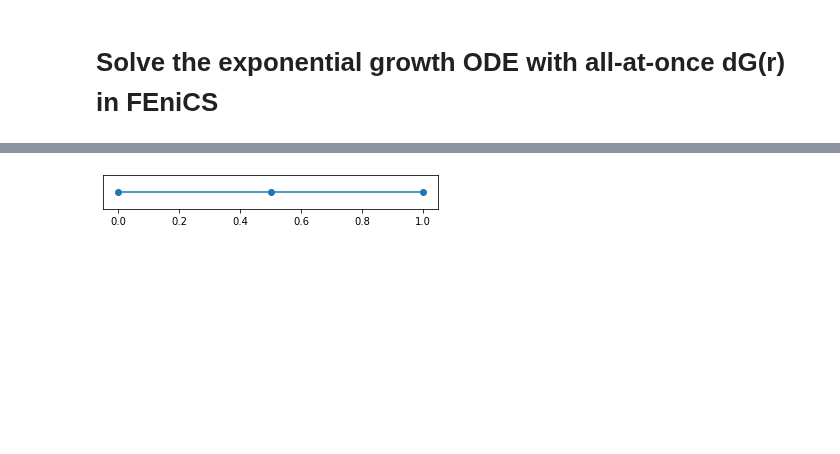
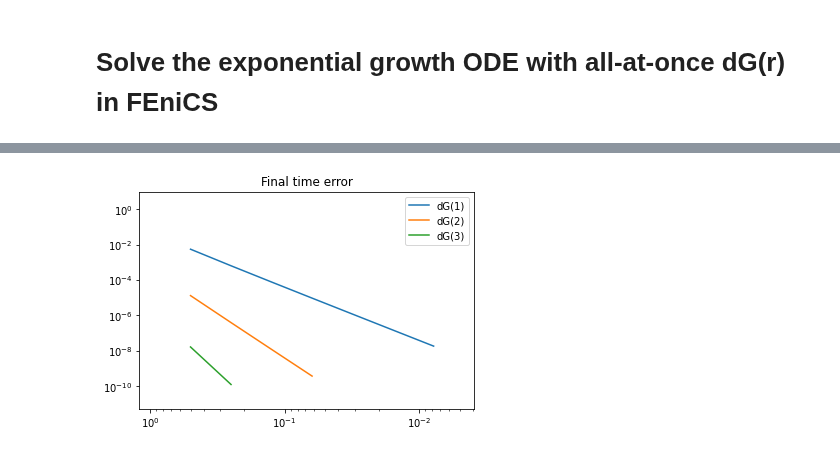
Before and after one commit to mathmerizing/PhD_SupplementaryMaterial, a Jupyter notebook: Time_FEM/Galerkin_AllAtOnce_Convergence_Exponential_Growth.ipynb, the cells around one changed output, grey strips where cells are left out. Drawn from its saved outputs; the diff is of its cells as text; code cells hidden in the pictures; blank space fills up the shorter version.

Commit message:
Finished all-at-once dG in FEniCS. FEniCS has wrong definitions of jumps on the interior facets

```diff
--- a/Time_FEM/Galerkin_AllAtOnce_Convergence_Exponential_Growth.ipynb
+++ b/Time_FEM/Galerkin_AllAtOnce_Convergence_Exponential_Growth.ipynb
@@ -192,6 +192,9 @@ for r in error["L2"].keys():
         plt.plot(x, y, label=f"cG({r})-cG({r})")
         plt.axis([2*np.pi*1.2, 2*np.pi*pow(0.5, 8), 5e-12, 1e1])
         print(f"Slope for cG({r})-cG({r}): {(np.log(y[-1]) - np.log(y[1])) / (np.log(x[-1]) - np.log(x[1]))}")
+        for _k, _e in zip(k_vals, err_vals):
+            print(f"({_k},{_e})",end="")
+        print("")
 plt.legend(loc="lower right")
 plt.xscale("log")
 plt.yscale("log")
@@ -240,85 +243,34 @@ for r in range(1,7):
         # Analytical solution U is used as Dirichlet BC
         U = Expression('exp(x[0])', degree=2*r+3)
         initial_time = CompiledSubDomain("near(x[0], 0) && on_boundary")
-        interior_facets = CompiledSubDomain("!on_boundary") #CompiledSubDomain("near(x[0], 0.5) && !on_boundary")
-        #print("0 in initial_time:", initial_time.inside(np.array([0.]), True))
-        #print("1 in initial_time:", initial_time.inside(np.array([1.]), True))
-        print("0 in interior_facets:", interior_facets.inside(np.array([0.]), True))
-        print("0.5 in interior_facets:", interior_facets.inside(np.array([0.5]), False))
-        print("1 in interior_facets:", interior_facets.inside(np.array([1.]), True))
         u0 = Constant(1.)
         boundary_marker = MeshFunction("size_t", mesh, 0)
         boundary_marker.set_all(0)
         initial_time.mark(boundary_marker, 1)
-        interior_facets.mark(boundary_marker, 2)
-        plot(mesh)
-        plot(boundary_marker)
-        plt.show()
+        #plot(mesh)
+        #plot(boundary_marker)
+        #plt.show()
         d0 = Measure('ds', domain=mesh, subdomain_data=boundary_marker, subdomain_id=1)
-        d_interior = Measure('dS', domain=mesh, subdomain_data=boundary_marker, subdomain_id=2)
 
         # Define variational problem
-        f = Constant(0.)
         u = TrialFunction(V)
         v = TestFunction(V)
         a = grad(u)[0]*v*dx - u*v*dx
-        #a_jumps = jump(u)*v('+')*d_interior  + u('+')*v('+')*d0
-        a_jumps = (u('+')-u('-'))*v('+')*d_interior  #u('+')*v('+')*dS  + u('+')*v('+')*d0
-        a_jumps2 = (v('+')-v('-'))*u('+')*d_interior
-        a_jumps3 = -u('+')*v('-')*d_interior + u('-')*v('-')*d_interior +  u('+')*v('+')*d0
-        #a_jumps_2 = u('+')*v('+')*dS - u('-')*v('+')*dS + u('+')*v('+')*d0
-        L = f*v*dx + u0*v('+')*d0
+        # NOTE: FEniCS has weird definitions for '+' and '-' on interior facets (https://fenicsproject.discourse.group/t/integrating-over-an-interior-surface/247/3)
+        # SOLUTION: just switch '+' and '-' in mathematical definition of jump terms
+        a_jumps = (u('-')-u('+'))*v('-')*dS
+        a_initial = u('+')*v('+')*d0
+        L = u0*v('+')*d0
 
-        #print(assemble(grad(u)[0]*v*dx).array())
-        #print(assemble(- u*v*dx).array())
-        #print(assemble(a + a_jumps).array())
-        print("Jumps: ", assemble(a_jumps).array()) #[np.array([1,0,3,2]), :][:, np.array([1,0,3,2])])
-        print("Jumps 2: ", assemble(a_jumps2).array())
-        print("Jumps 3: ", assemble(a_jumps3).array())
-        #print("Jumps manual:", assemble(a_jumps_2).array())
-        #print("Jumps2: ", assemble(a_jumps).array()) #[np.array([1,3,0,2]), :][:, np.array([1,3,0,2])])
-        #print(assemble(u('+')*jump(v)*dS).array())
-
-        #print(assemble(u('+')*v('+')*d0).array())
-        #print(np.array(assemble(u0*v('+')*d0)))
-
-        #print(assemble(u('+')*v('+')*ds(0)).array())
-        #print(assemble(u('+')*v('+')*ds(1)).array())
-
-
-        dofmap = V.dofmap()
-
-        dofs = dofmap.dofs()
-        # Get coordinates as len(dofs) x gdim array
-        dofs_x = V.tabulate_dof_coordinates().reshape((-1, 1))
-
-        for dof, dof_x in zip(dofs, dofs_x):
-            print(dof, ':', dof_x)
-
-        #print("TODO: Debug dG FEniCS all at once implementation!")
-        #print("TODO: Fix enforcing the initial condition in the weak form.")
-
-        #raise Exception
-        #print(assemble(u('+')*v('+')*ds).array())
-        #print(assemble(u('+')*v('+')*ds(0)).array())
-        #print(assemble(u('+')*v('+')*ds(1)).array())
-
-        print(assemble(a).array())
-        print(assemble(a_jumps3).array())
-        matrix = assemble(a+a_jumps3)
-        print(matrix.array())
-        #raise Exception
-        #rhs = assemble(L)
-        #matrix[0,0] += 1.
-        #raise Exception
+        #for dof, dof_x in zip(V.dofmap().dofs(), V.tabulate_dof_coordinates().reshape((-1, 1))):
+        #    print(dof, ':', dof_x)
 
         # Solve
         u_k = Function(V)
-        solve(a + a_jumps3 == L, u_k)
+        solve(a + a_jumps + a_initial == L, u_k)
 
         k = (T - t0) / n_time
-        print(np.array(u_k.vector()))
-        #raise Exception
+        #print(np.array(u_k.vector()))
         error["final"][r].append([k, np.abs(U(1.) - u_k(1.))])
         error["L2"][r].append([k, errornorm(U, u_k, 'L2')])
 
@@ -332,7 +284,7 @@ for r in error["final"].keys():
         y = err_vals
         plt.plot(x, y, label=f"dG({r})")
         plt.axis([1.2, pow(0.5, 8), 5e-12, 1e1])
-        print(f"Slope for dG({r}): {(np.log(y[-1]) - np.log(y[1])) / (np.log(x[-1]) - np.log(x[1]))}")
+        print(f"Slope for dG({r}): {(np.log(y[-1]) - np.log(y[0])) / (np.log(x[-1]) - np.log(x[0]))}")
 plt.legend()
 plt.xscale("log")
 plt.yscale("log")
@@ -366 +329 @@ plt.show()
-[figure, old version]
+[figure, new version]
```
Also changed, not shown: parts of 2 cells of this notebook.
